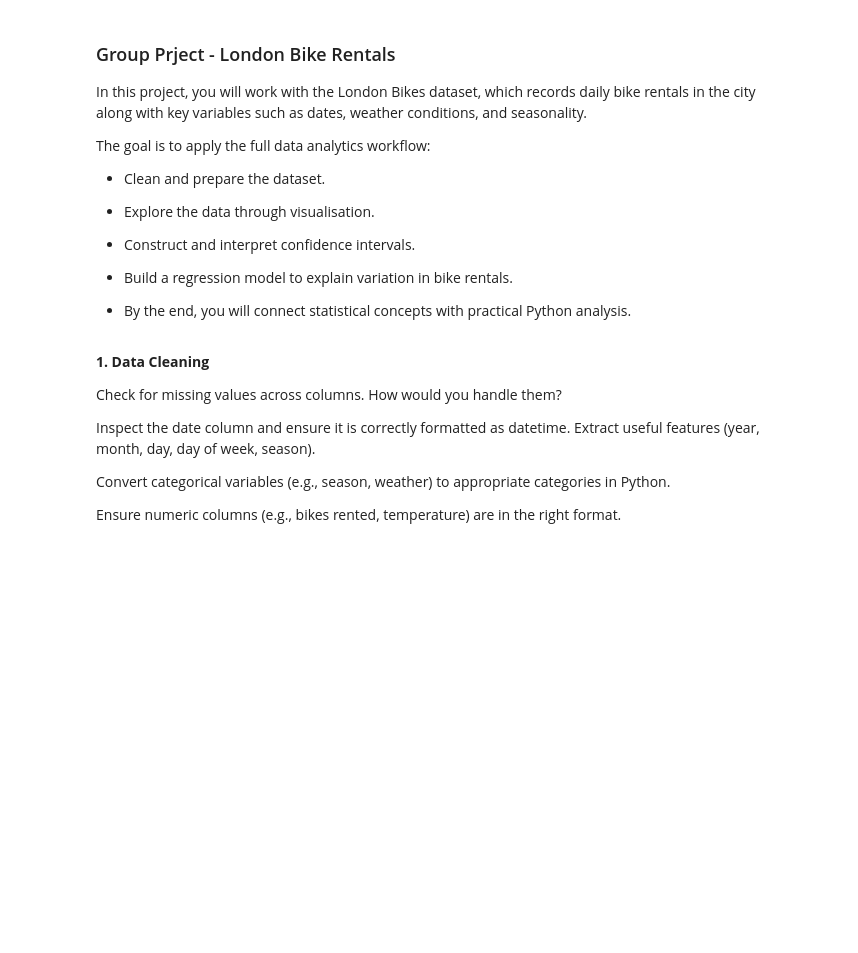
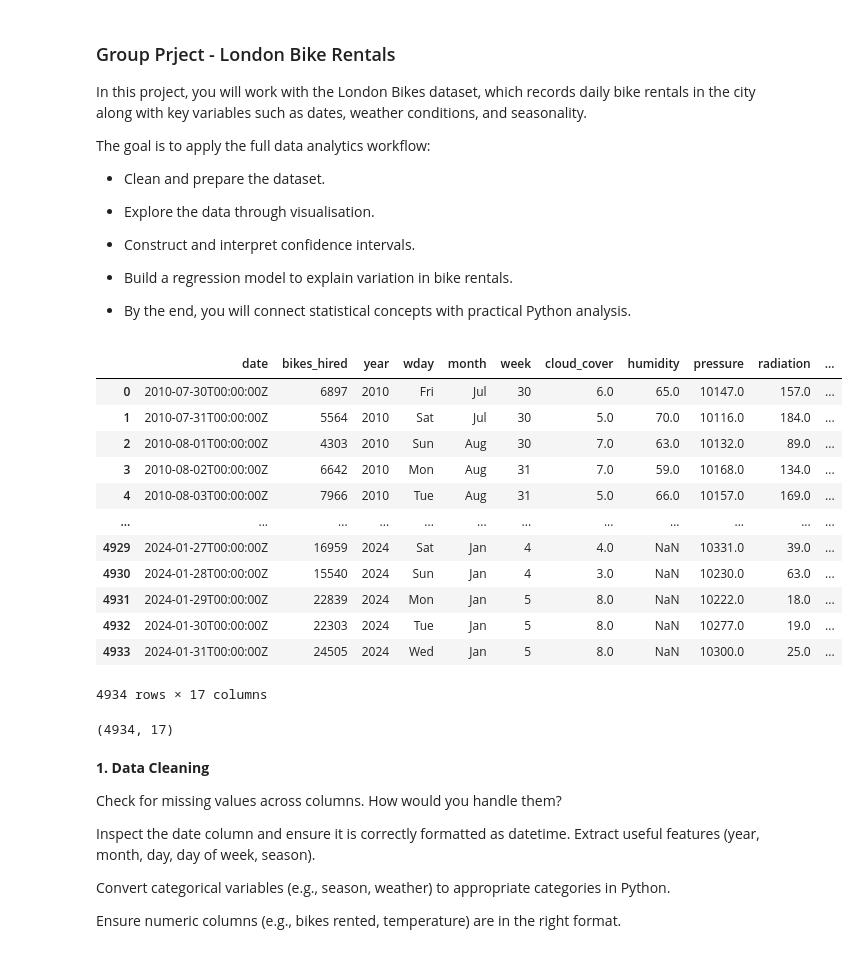
Before and after one commit to jonahpaige/Jonah_repository, a Jupyter notebook: Data/Session 3 Solutions-20250918/Group_Project.ipynb, the cells around one changed output. Drawn from its saved outputs; the diff is of its cells as text; code cells hidden in the pictures; blank space fills up the shorter version.

```diff
--- a/Data/Session 3 Solutions-20250918/Group_Project.ipynb
+++ b/Data/Session 3 Solutions-20250918/Group_Project.ipynb
@@ -23,6 +23,26 @@ import seaborn as sns
 from scipy import stats
 
 bikes = pd.read_csv('../../Data/london_bikes.csv')
+# %%
+bikes
+# %% [output]
+|  | date | bikes_hired | year | wday | month | week | cloud_cover | humidity | pressure | radiation | ... |
+| 0 | 2010-07-30T00:00:00Z | 6897 | 2010 | Fri | Jul | 30 | 6.0 | 65.0 | 10147.0 | 157.0 | ... |
+| 1 | 2010-07-31T00:00:00Z | 5564 | 2010 | Sat | Jul | 30 | 5.0 | 70.0 | 10116.0 | 184.0 | ... |
+| 2 | 2010-08-01T00:00:00Z | 4303 | 2010 | Sun | Aug | 30 | 7.0 | 63.0 | 10132.0 | 89.0 | ... |
+| 3 | 2010-08-02T00:00:00Z | 6642 | 2010 | Mon | Aug | 31 | 7.0 | 59.0 | 10168.0 | 134.0 | ... |
+| 4 | 2010-08-03T00:00:00Z | 7966 | 2010 | Tue | Aug | 31 | 5.0 | 66.0 | 10157.0 | 169.0 | ... |
+| ... | ... | ... | ... | ... | ... | ... | ... | ... | ... | ... | ... |
+| 4929 | 2024-01-27T00:00:00Z | 16959 | 2024 | Sat | Jan | 4 | 4.0 | NaN | 10331.0 | 39.0 | ... |
+| 4930 | 2024-01-28T00:00:00Z | 15540 | 2024 | Sun | Jan | 4 | 3.0 | NaN | 10230.0 | 63.0 | ... |
+| 4931 | 2024-01-29T00:00:00Z | 22839 | 2024 | Mon | Jan | 5 | 8.0 | NaN | 10222.0 | 18.0 | ... |
+| 4932 | 2024-01-30T00:00:00Z | 22303 | 2024 | Tue | Jan | 5 | 8.0 | NaN | 10277.0 | 19.0 | ... |
+| 4933 | 2024-01-31T00:00:00Z | 24505 | 2024 | Wed | Jan | 5 | 8.0 | NaN | 10300.0 | 25.0 | ... |
+4934 rows × 17 columns
+# %%
+bikes.shape
+# %% [output]
+(4934, 17)
 # %% [markdown]
 **1. Data Cleaning**
 
```
Also changed, not shown: parts of 2 cells of this notebook.
